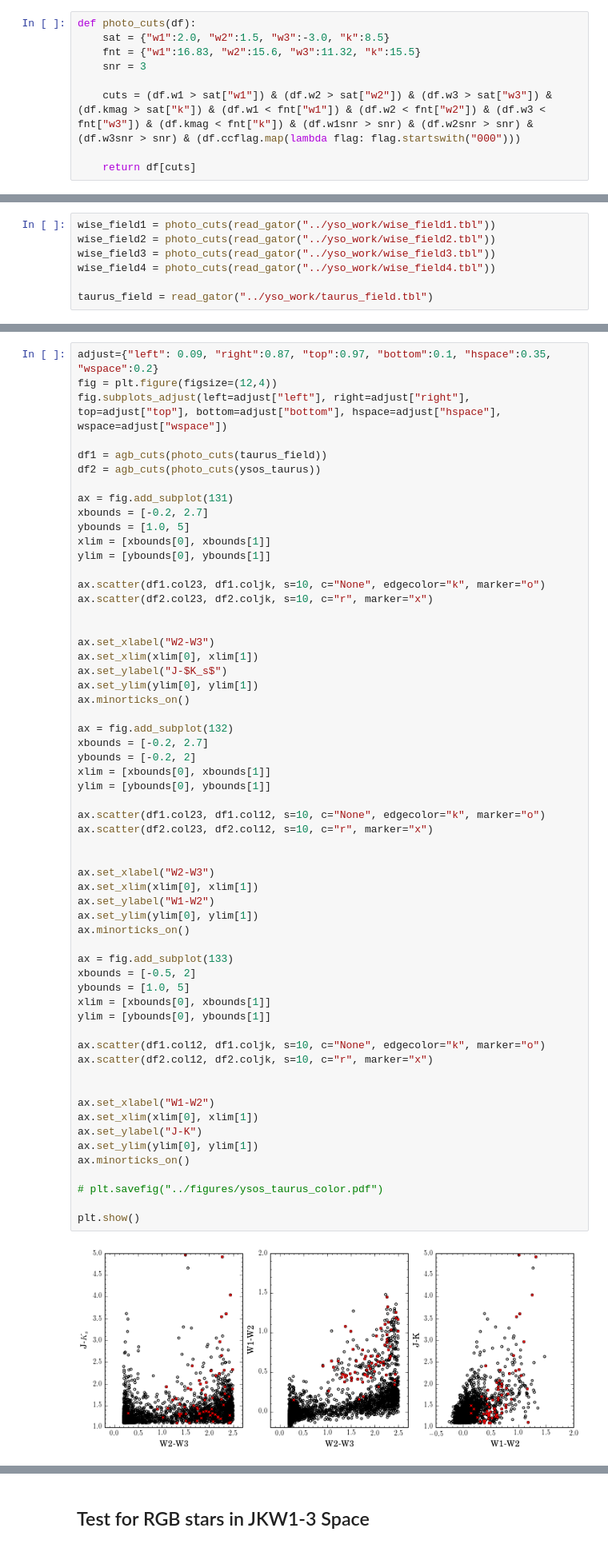
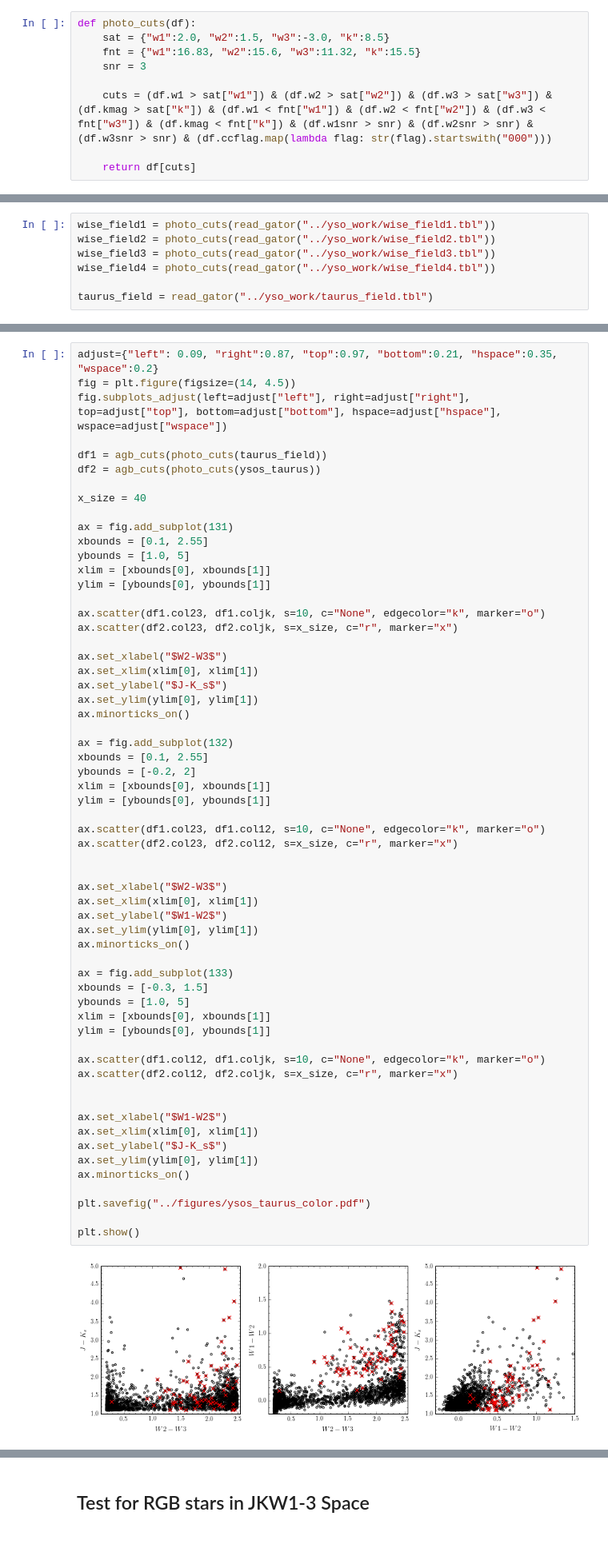
Before and after one commit to nhuntwalker/new_work_scripts, a Jupyter notebook: full_production.ipynb, the cells around one changed output, grey strips where cells are left out. Shown at 80% size. Cells and saved outputs as stored; diff of their text form.

```diff
--- a/full_production.ipynb
+++ b/full_production.ipynb
@@ -686,7 +690,7 @@ def photo_cuts(df):
     fnt = {"w1":16.83, "w2":15.6, "w3":11.32, "k":15.5}
     snr = 3
 
-    cuts = (df.w1 > sat["w1"]) & (df.w2 > sat["w2"]) & (df.w3 > sat["w3"]) & (df.kmag > sat["k"]) & (df.w1 < fnt["w1"]) & (df.w2 < fnt["w2"]) & (df.w3 < fnt["w3"]) & (df.kmag < fnt["k"]) & (df.w1snr > snr) & (df.w2snr > snr) & (df.w3snr > snr) & (df.ccflag.map(lambda flag: flag.startswith("000")))
+    cuts = (df.w1 > sat["w1"]) & (df.w2 > sat["w2"]) & (df.w3 > sat["w3"]) & (df.kmag > sat["k"]) & (df.w1 < fnt["w1"]) & (df.w2 < fnt["w2"]) & (df.w3 < fnt["w3"]) & (df.kmag < fnt["k"]) & (df.w1snr > snr) & (df.w2snr > snr) & (df.w3snr > snr) & (df.ccflag.map(lambda flag: str(flag).startswith("000")))
 
     return df[cuts]
 # %%
@@ -1492,63 +1527,64 @@ overplot_distr(taurus_field, ysos_taurus, figsize=(4,4),
 # %%
-adjust={"left": 0.09, "right":0.87, "top":0.97, "bottom":0.1, "hspace":0.35, "wspace":0.2}
-fig = plt.figure(figsize=(12,4))
+adjust={"left": 0.09, "right":0.87, "top":0.97, "bottom":0.21, "hspace":0.35, "wspace":0.2}
+fig = plt.figure(figsize=(14, 4.5))
 fig.subplots_adjust(left=adjust["left"], right=adjust["right"], top=adjust["top"], bottom=adjust["bottom"], hspace=adjust["hspace"], wspace=adjust["wspace"])
 
 df1 = agb_cuts(photo_cuts(taurus_field))
 df2 = agb_cuts(photo_cuts(ysos_taurus))
 
+x_size = 40
+
 ax = fig.add_subplot(131)
-xbounds = [-0.2, 2.7]
+xbounds = [0.1, 2.55]
 ybounds = [1.0, 5]
 xlim = [xbounds[0], xbounds[1]]
 ylim = [ybounds[0], ybounds[1]]
 
 ax.scatter(df1.col23, df1.coljk, s=10, c="None", edgecolor="k", marker="o")
-ax.scatter(df2.col23, df2.coljk, s=10, c="r", marker="x")
+ax.scatter(df2.col23, df2.coljk, s=x_size, c="r", marker="x")
 
-
-ax.set_xlabel("W2-W3")
+ax.set_xlabel("$W2-W3$")
 ax.set_xlim(xlim[0], xlim[1])
-ax.set_ylabel("J-$K_s$")
+ax.set_ylabel("$J-K_s$")
 ax.set_ylim(ylim[0], ylim[1])
 ax.minorticks_on()
 
 ax = fig.add_subplot(132)
-xbounds = [-0.2, 2.7]
+xbounds = [0.1, 2.55]
 ybounds = [-0.2, 2]
 xlim = [xbounds[0], xbounds[1]]
 ylim = [ybounds[0], ybounds[1]]
 
 ax.scatter(df1.col23, df1.col12, s=10, c="None", edgecolor="k", marker="o")
-ax.scatter(df2.col23, df2.col12, s=10, c="r", marker="x")
+ax.scatter(df2.col23, df2.col12, s=x_size, c="r", marker="x")
 
 
-ax.set_xlabel("W2-W3")
+ax.set_xlabel("$W2-W3$")
 ax.set_xlim(xlim[0], xlim[1])
-ax.set_ylabel("W1-W2")
+ax.set_ylabel("$W1-W2$")
 ax.set_ylim(ylim[0], ylim[1])
 ax.minorticks_on()
 
 ax = fig.add_subplot(133)
-xbounds = [-0.5, 2]
+xbounds = [-0.3, 1.5]
 ybounds = [1.0, 5]
 xlim = [xbounds[0], xbounds[1]]
 ylim = [ybounds[0], ybounds[1]]
 
 ax.scatter(df1.col12, df1.coljk, s=10, c="None", edgecolor="k", marker="o")
-ax.scatter(df2.col12, df2.coljk, s=10, c="r", marker="x")
+ax.scatter(df2.col12, df2.coljk, s=x_size, c="r", marker="x")
 
 
-ax.set_xlabel("W1-W2")
+ax.set_xlabel("$W1-W2$")
 ax.set_xlim(xlim[0], xlim[1])
-ax.set_ylabel("J-K")
+ax.set_ylabel("$J-K_s$")
 ax.set_ylim(ylim[0], ylim[1])
 ax.minorticks_on()
 
-# plt.savefig("../figures/ysos_taurus_color.pdf")
+plt.savefig("../figures/ysos_taurus_color.pdf")
 
 plt.show()
 # %% [output]
-[figure, old version]
+[figure, new version]
 # %%
 two_cell_comparison(ogle_wise_df, ysos_taurus, "col23", "col12",
```
Also changed, not shown: parts of 42 cells of this notebook.
